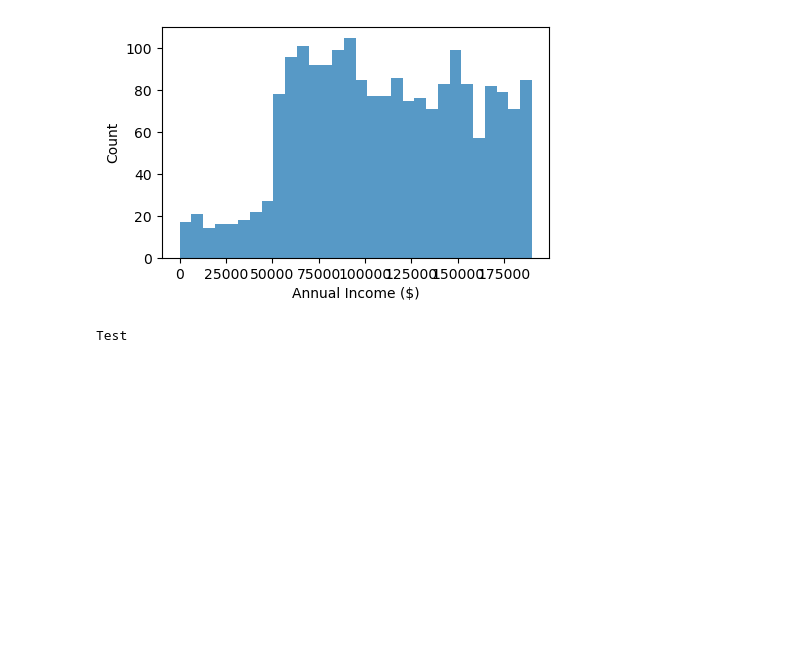
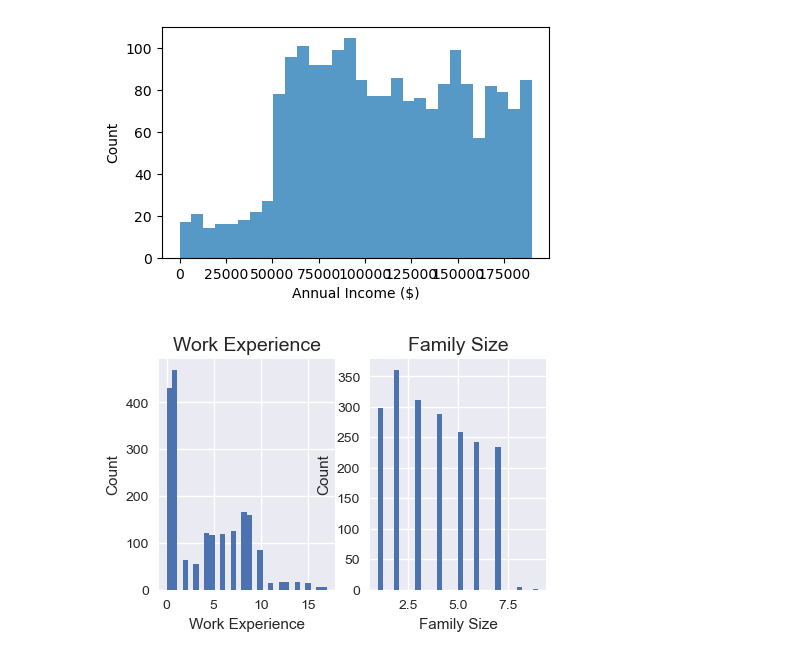
Before and after one commit to MGE-17/DSI_2, a Jupyter notebook: Shop_customer_clustering_analysis.ipynb, the cells around one changed output. Saved outputs shown, nothing was run; the diff lists cells and outputs as text; code cells hidden in the pictures; blank space fills up the shorter version.

```diff
--- a/Shop_customer_clustering_analysis.ipynb
+++ b/Shop_customer_clustering_analysis.ipynb
@@ -149,7 +155,22 @@ sns.histplot(data=df, x='Annual Income ($)', bins=30, edgecolor='none')
 plt.show()
 # %% [output]
 [figure]
+# %%
+fig, axes = plt.subplots(1, 2, figsize=(5, 3))
+cols = [ "Work Experience", "Family Size"]
+
+for ax, col in zip(axes, cols):
+    ax.hist(df[col], bins=30, edgecolor='none')
+    ax.set_title(col, fontsize=14)
+    ax.set_xlabel(col)
+    ax.set_ylabel("Count")
+
+plt.show()
+# %% [output]
+[figure, added]
 # %%
-print('Test')
+# Create a box plot of Age by Gender
+anual_income_gender_boxplot = px.box(df, x='Gender', y='Annual Income ($)', color='Gender', title='Distribution of Anual Income ($) by Gender')
+
+# Display the plot
+anual_income_gender_boxplot.show()
-# %% [output]
-Test
```
Also changed, not shown: parts of 8 cells of this notebook.
